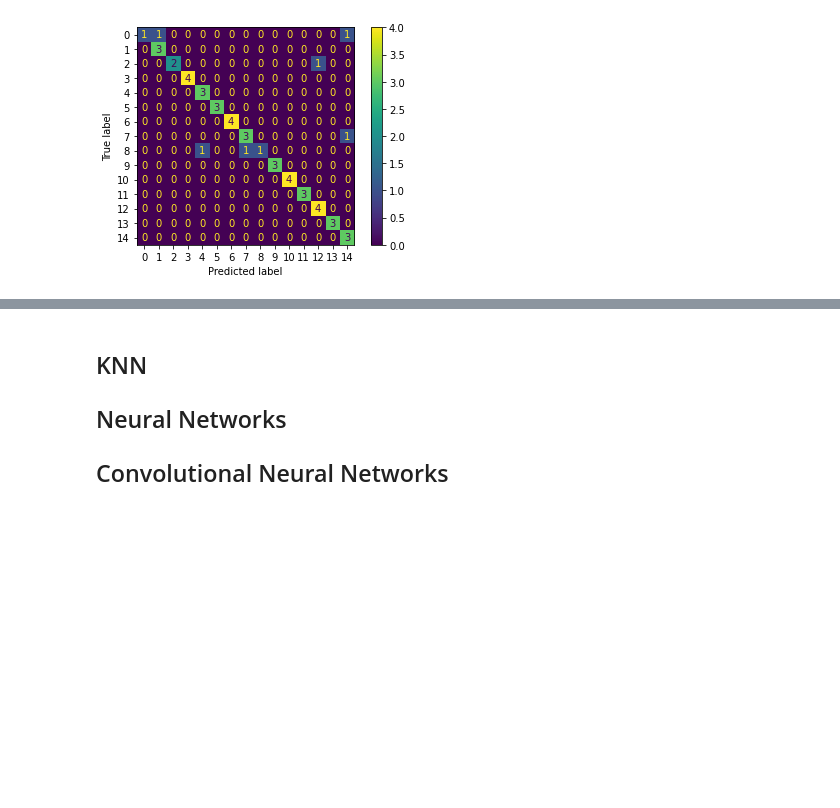
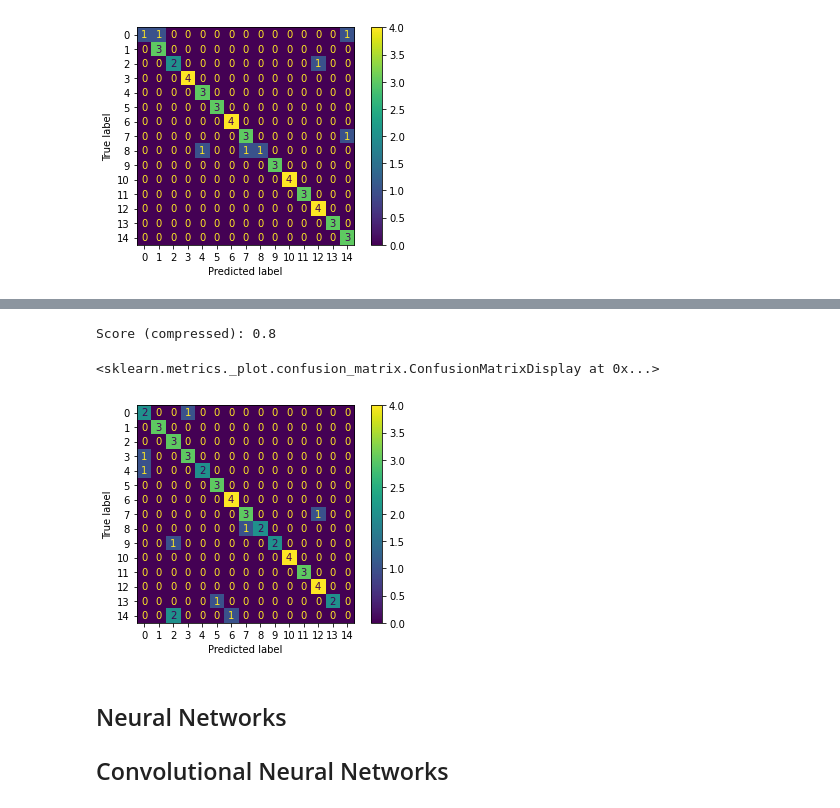
Before and after one commit to jeffcav/face-recog, a Jupyter notebook: yalefaces.ipynb, the cells around one changed output, grey strips where cells are left out. Cells and saved outputs as stored; diff of their text form; code cells hidden in the pictures; blank space fills up the shorter version.

```diff
--- a/yalefaces.ipynb
+++ b/yalefaces.ipynb
@@ -145,6 +171,13 @@ Score (compressed): 0.88
+# %%
+print("Score (compressed):", knn_classifier_compressed.score(X_test_compressed, y_test_compressed))
+
+knn_pred_compressed = knn_classifier_compressed.predict(X_test_compressed)
+ConfusionMatrixDisplay.from_predictions(y_test_compressed, knn_pred_compressed)
+# %% [output]
+Score (compressed): 0.8
+<sklearn.metrics._plot.confusion_matrix.ConfusionMatrixDisplay at 0x...>
+[figure, added]
 # %% [markdown]
-## KNN
-
 ## Neural Networks
 
 ## Convolutional Neural Networks
```
Also changed, not shown: parts of 10 cells of this notebook.
